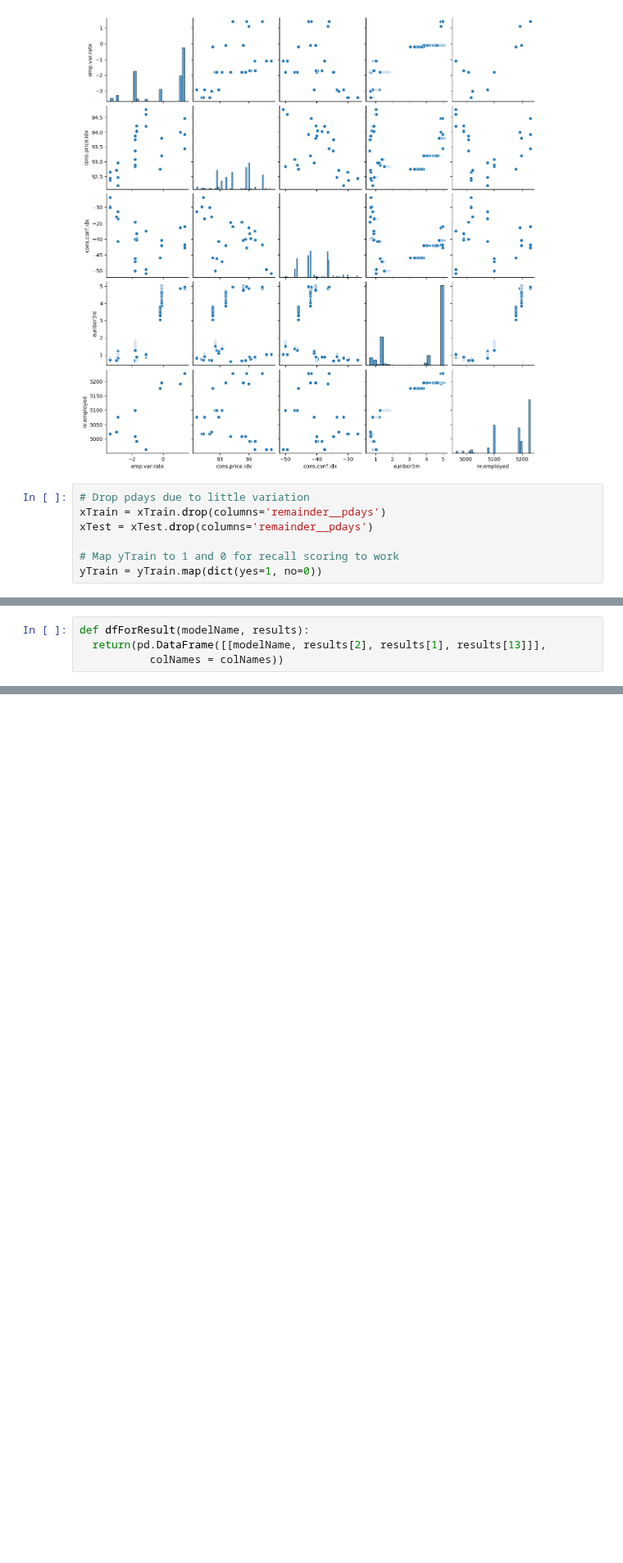
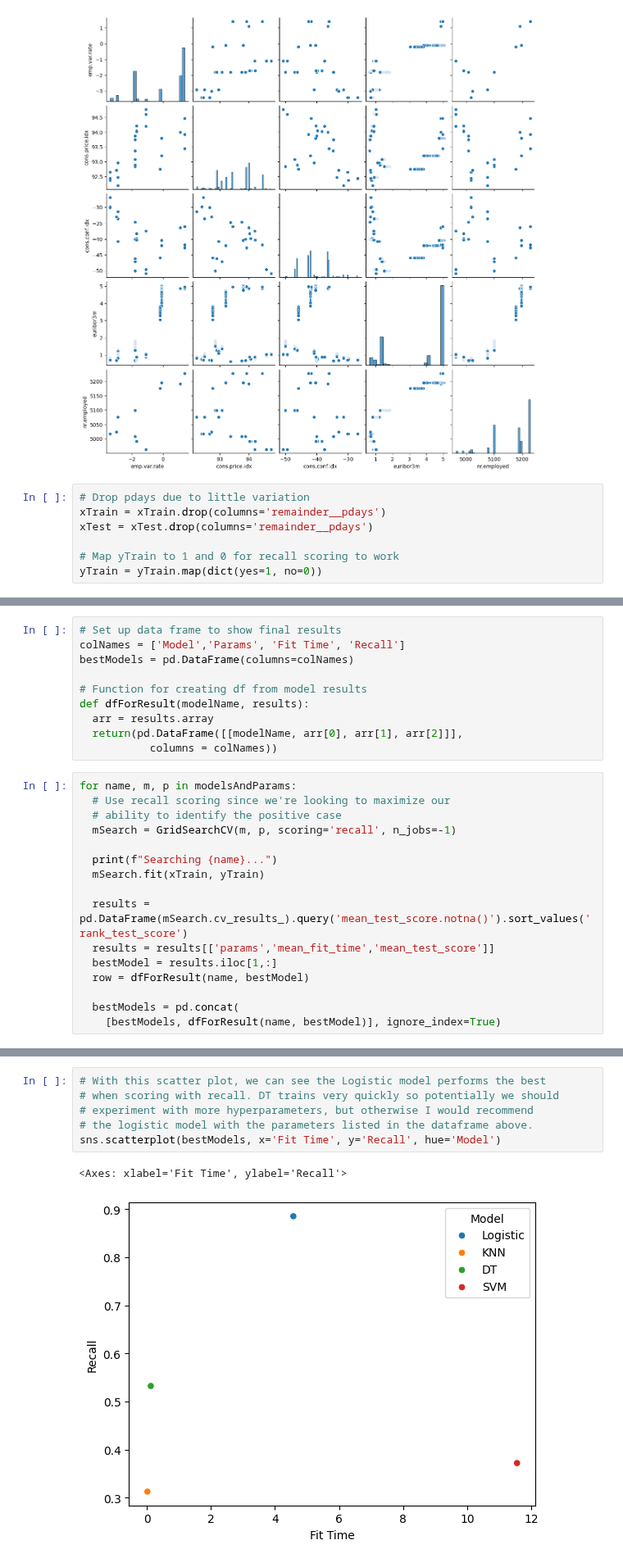
Before and after one commit to Raesu/pcmlai, a Jupyter notebook: Module 17/bank/prompt_III.ipynb, the cells around one changed output, grey strips where cells are left out. Shown at 82% size. Saved outputs shown, nothing was run; the diff lists cells and outputs as text; blank space fills up the shorter version.

```diff
--- a/Module 17/bank/prompt_III.ipynb
+++ b/Module 17/bank/prompt_III.ipynb
@@ -347,4 +311,0 @@ pd.concat([bestModels, pd.DataFrame(
-# %%
-def dfForResult(modelName, results):
-  return(pd.DataFrame([[modelName, results[2], results[1], results[13]]],
-           colNames = colNames))
@@ -371,0 +343,26 @@ Name: 6, dtype: object
+# %%
+# Set up data frame to show final results
+colNames = ['Model','Params', 'Fit Time', 'Recall']
+bestModels = pd.DataFrame(columns=colNames)
+
+# Function for creating df from model results
+def dfForResult(modelName, results):
+  arr = results.array
+  return(pd.DataFrame([[modelName, arr[0], arr[1], arr[2]]],
+           columns = colNames))
+# %%
+for name, m, p in modelsAndParams:
+  # Use recall scoring since we're looking to maximize our
+  # ability to identify the positive case
+  mSearch = GridSearchCV(m, p, scoring='recall', n_jobs=-1)
+
+  print(f"Searching {name}...")
+  mSearch.fit(xTrain, yTrain)
+
+  results = pd.DataFrame(mSearch.cv_results_).query('mean_test_score.notna()').sort_values('rank_test_score')
+  results = results[['params','mean_fit_time','mean_test_score']]
+  bestModel = results.iloc[1,:]
+  row = dfForResult(name, bestModel)
+
+  bestModels = pd.concat(
+    [bestModels, dfForResult(name, bestModel)], ignore_index=True)
@@ -371,0 +399,9 @@ Name: 6, dtype: object
+# %%
+# With this scatter plot, we can see the Logistic model performs the best
+# when scoring with recall. DT trains very quickly so potentially we should
+# experiment with more hyperparameters, but otherwise I would recommend
+# the logistic model with the parameters listed in the dataframe above.
+sns.scatterplot(bestModels, x='Fit Time', y='Recall', hue='Model')
+# %% [output]
+<Axes: xlabel='Fit Time', ylabel='Recall'>
+[figure, added]
```
Also changed, not shown: parts of 15 cells of this notebook, 2 other files.
